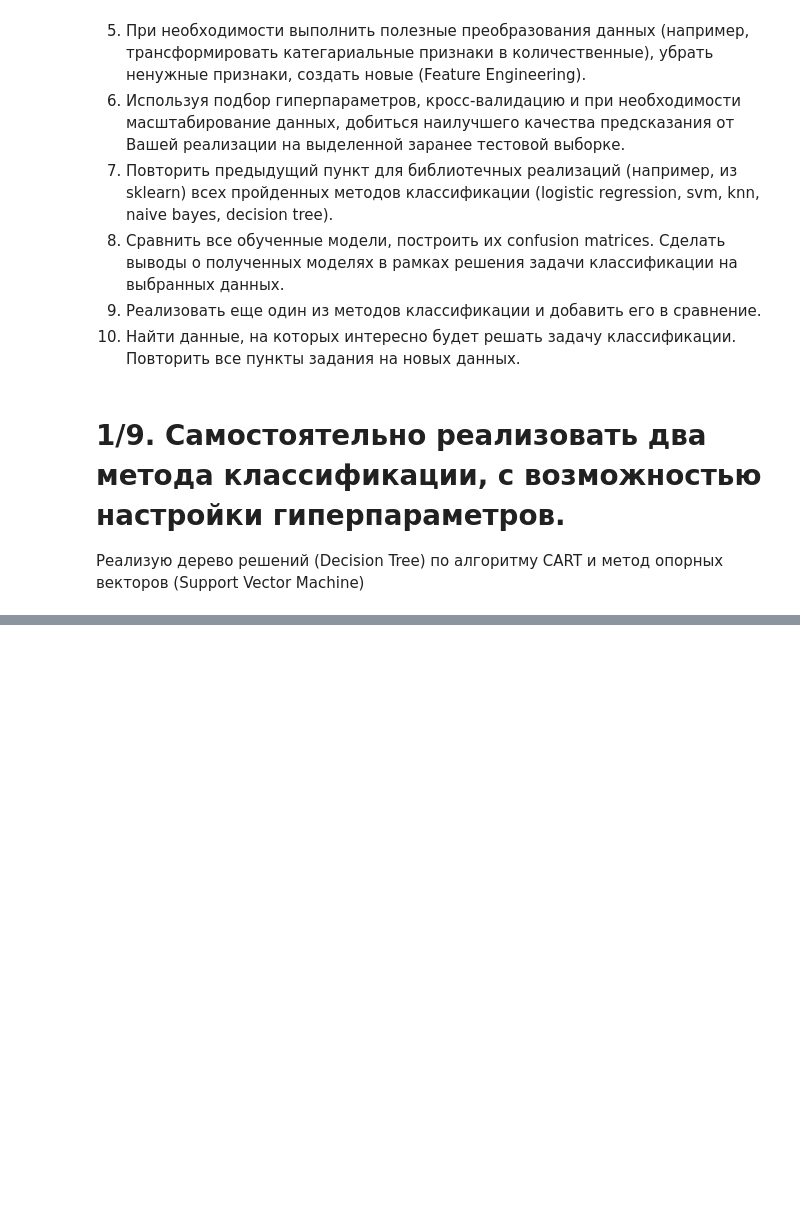
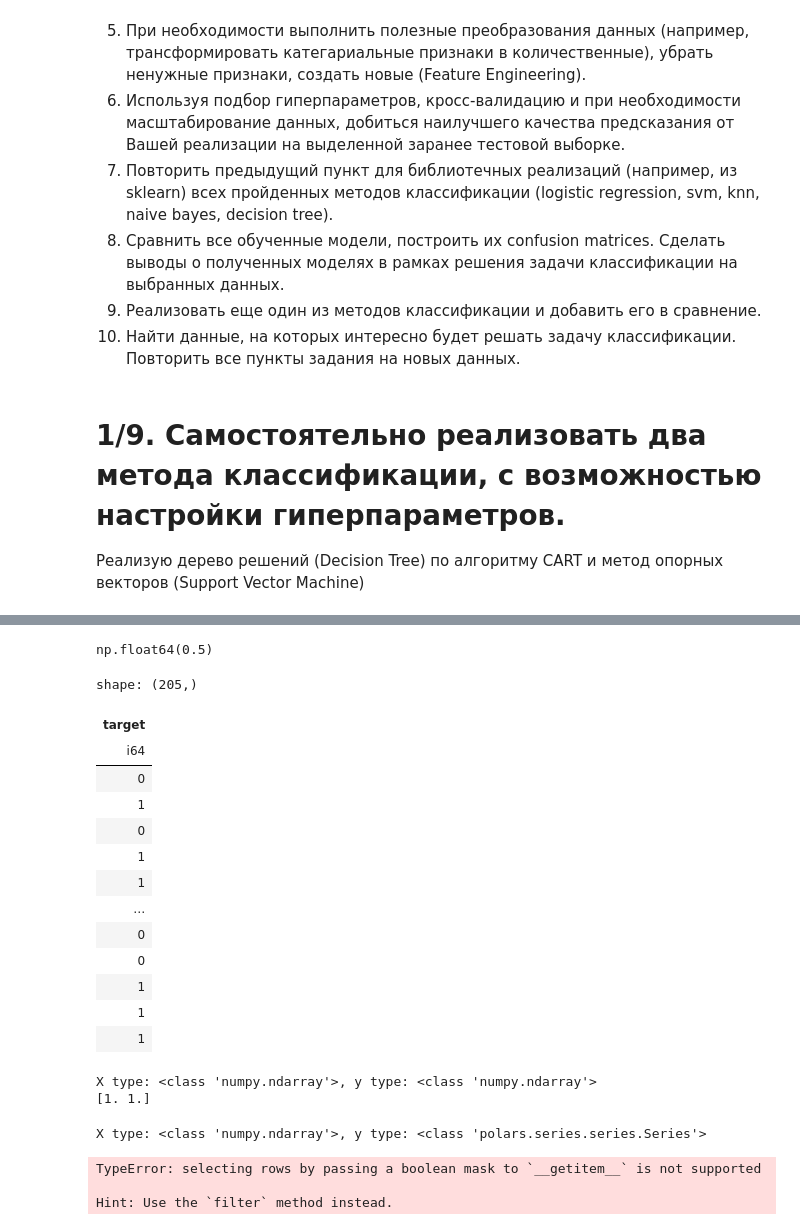
Before and after one commit to MaksimTraper/ml_courses, a Jupyter notebook: SPBU_Classic_ML/HW3_Classification/Traper_ML_HW3_Classification.ipynb, the cells around one changed output, grey strips where cells are left out. Saved outputs shown, nothing was run; the diff lists cells and outputs as text; code cells hidden in the pictures; blank space fills up the shorter version.

```diff
--- a/SPBU_Classic_ML/HW3_Classification/Traper_ML_HW3_Classification.ipynb
+++ b/SPBU_Classic_ML/HW3_Classification/Traper_ML_HW3_Classification.ipynb
@@ -446,0 +541,37 @@ class SVM:
+# %%
+roc_auc_score(y_test, predictions)
+# %% [output]
+np.float64(0.5)
+# %%
+y_test
+# %% [output]
+shape: (205,)
+| target |
+| i64 |
+| 0 |
+| 1 |
+| 0 |
+| 1 |
+| 1 |
+| … |
+| 0 |
+| 0 |
+| 1 |
+| 1 |
+| 1 |
+# %%
+# Пример данных
+X = np.array([[1, 2], [2, 3], [3, 4]])
+y = np.array([1, -1, 1])
+
+# Обучение модели
+svm = SVM(X, y, C=1.0)
+svm.fit()
+
+# Предсказание
+X_test = np.array([[2, 2], [4, 5]])
+predictions = svm.predict(X_test)
+print(predictions)  # Результаты: [1, 1]
+# %% [output]
+X type: <class 'numpy.ndarray'>, y type: <class 'numpy.ndarray'>
+[1. 1.]
@@ -446,0 +585,10 @@ class SVM:
+# %%
+svm = SVM(X_train, y_train, C=1.0)
+svm.fit()
+
+predictions = svm.predict(X_test)
+# %% [output]
+X type: <class 'numpy.ndarray'>, y type: <class 'polars.series.series.Series'>
+TypeError: selecting rows by passing a boolean mask to `__getitem__` is not supported
+
+Hint: Use the `filter` method instead.
```
Also changed, not shown: parts of 10 cells of this notebook, 2 other files.
